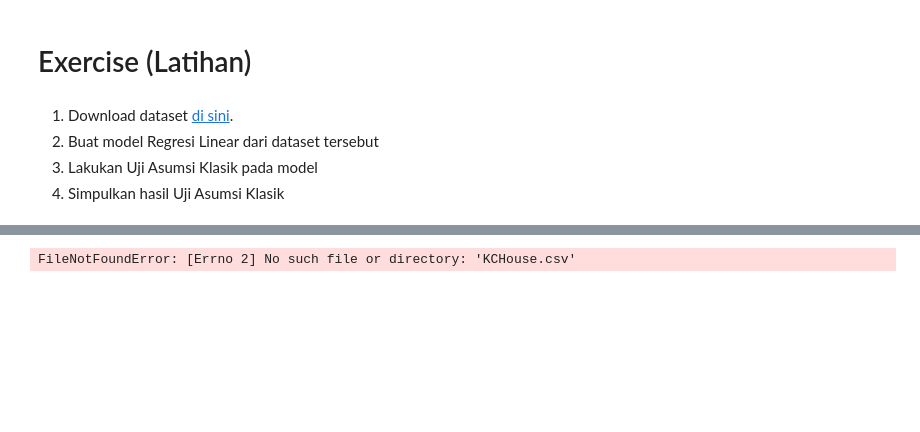
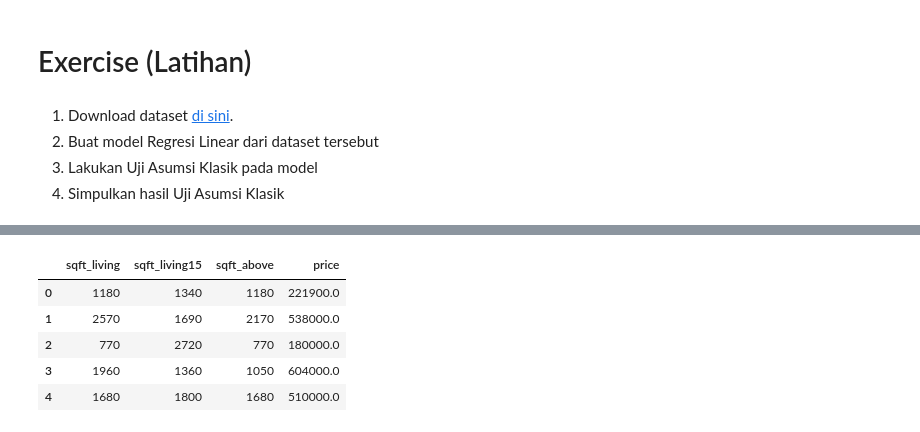
Before and after one commit to qasthi521/cosmic-Orbit-AI, a Jupyter notebook: Copy_of_ML_1_Korelasi_dan_Regresi.ipynb, the cells around one changed output, grey strips where cells are left out. Drawn from its saved outputs; the diff is of its cells as text; code cells hidden in the pictures; blank space fills up the shorter version.

```diff
--- a/Copy_of_ML_1_Korelasi_dan_Regresi.ipynb
+++ b/Copy_of_ML_1_Korelasi_dan_Regresi.ipynb
@@ -531,6 +530,11 @@ Downloaded: 1 files, 89K in 0.04s (2.28 MB/s)
 # %%
 #load Dataset
-data = pd.read_csv('KCHouse.csv')
+data = pd.read_csv('https://raw.githubusercontent.com/rasyidev/well-known-datasets/main/kc_house_3_features.csv')
 data.head()
 # %% [output]
-FileNotFoundError: [Errno 2] No such file or directory: 'KCHouse.csv'
+|  | sqft_living | sqft_living15 | sqft_above | price |
+| 0 | 1180 | 1340 | 1180 | 221900.0 |
+| 1 | 2570 | 1690 | 2170 | 538000.0 |
+| 2 | 770 | 2720 | 770 | 180000.0 |
+| 3 | 1960 | 1360 | 1050 | 604000.0 |
+| 4 | 1680 | 1800 | 1680 | 510000.0 |
```
Also changed, not shown: parts of 5 cells of this notebook.
